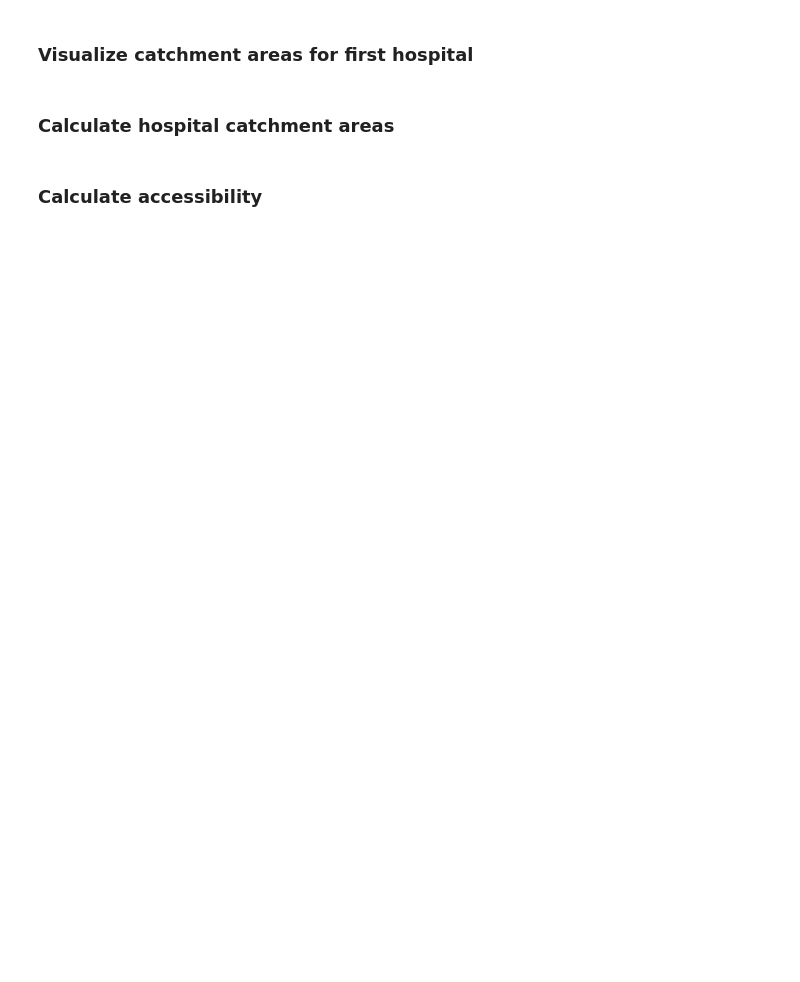
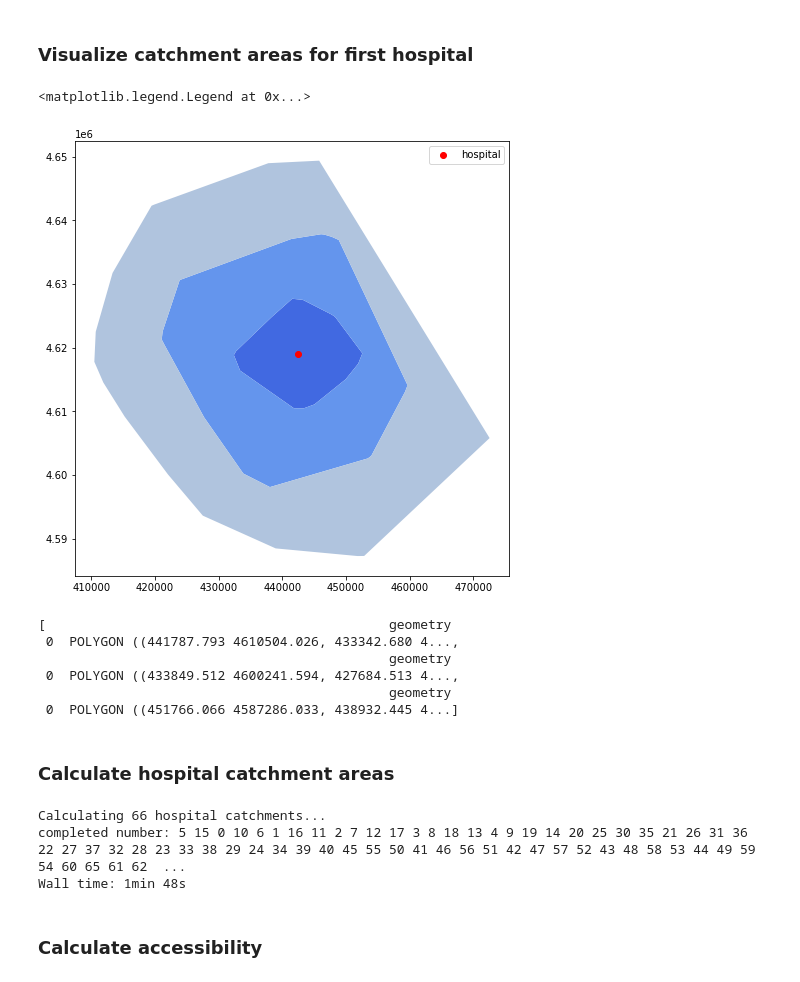
Before and after one commit to sydalexander/RPr-Kang-2020, a Jupyter notebook: procedure/code/03-COVID-19Acc-Reanalysis.ipynb, the cells around one changed output. Saved outputs shown, nothing was run; the diff lists cells and outputs as text; code cells hidden in the pictures; blank space fills up the shorter version.

```diff
--- a/procedure/code/03-COVID-19Acc-Reanalysis.ipynb
+++ b/procedure/code/03-COVID-19Acc-Reanalysis.ipynb
@@ -370,7 +470,7 @@ Args:
 Returns:
 * A list of 3 diffrenced (not-overlapping) catchment area polygons (10 min poly, 20 min poly, 30 min poly)
 # %%
-def dijkstra_cca_polygons(G, nearest_osm, distances, distance_unit = "time"):
+def dijkstra_cca_polygons(G, nearest_osm, distances, distance_unit = "travel_time"):
 
     '''
 
@@ -385,15 +485,6 @@ def dijkstra_cca_polygons(G, nearest_osm, distances, distance_unit = "time"):
     ## CREATE DICTIONARIES
     # create dictionary of nearest nodes
     nearest_nodes_30 = nx.single_source_dijkstra_path_length(G, nearest_osm, distances[2], distance_unit) # creating the largest graph from which 10 and 20 minute drive times can be extracted from
-
-    # extract values within 20 and 10 (respectively) minutes drive times
-    # nearest_nodes_20 = dict()
-    # nearest_nodes_10 = dict()
-    # for key, value in nearest_nodes_30.items():
-    #     if value <= 20:
-    #         nearest_nodes_20[key] = value
-    #     if value <= 10:
-    #         nearest_nodes_10[key] = value
 
     # extract values within 20 and 10 (respectively) minutes drive times
     nearest_nodes_20 = dict()
@@ -423,7 +514,7 @@ def dijkstra_cca_polygons(G, nearest_osm, distances, distance_unit = "time"):
 
     # 20 MIN
     # Select nodes less than or equal to 20
-    points_20 = points_30.query("z <= 20")
+    points_20 = points_30.query("z <= 1200")
 
     # Create a convex hull polygon from the points
     polygon_20 = gpd.GeoDataFrame(gpd.GeoSeries(points_20.unary_union.convex_hull))
@@ -431,7 +522,7 @@ def dijkstra_cca_polygons(G, nearest_osm, distances, distance_unit = "time"):
 
     # 10 MIN
     # Select nodes less than or equal to 10
-    points_10 = points_30.query("z <= 10")
+    points_10 = points_30.query("z <= 600")
 
     # Create a convex hull polygon from the points
     polygon_10 = gpd.GeoDataFrame(gpd.GeoSeries(points_10.unary_union.convex_hull))
@@ -704,41 +822,55 @@ resources = ["hospital_icu_beds", "hospital_vents"] # resources
 # %%
 # Create point geometries for entire graph
 # what is the pupose of the following two lines? Can this be deleted?
 # for node, data in G.nodes(data=True):
 #     data['geometry']=Point(data['x'], data['y'])
 
 # which hospital to visualize?
-fighosp = 4
+fighosp = 7
 
 # Create catchment for hospital 0
 poly = dijkstra_cca_polygons(G, hospitals['nearest_osm'][fighosp], distances)
 
 # Reproject polygons
 for i in range(len(poly)):
     poly[i].crs = { 'init' : 'epsg:4326'}
     poly[i] = poly[i].to_crs({'init':'epsg:32616'})
 
 # Reproject hospitals
 # Possible to map from the hospitals data rather than creating hospital_subset?
 hospital_subset = hospitals.iloc[[fighosp]].to_crs(epsg=32616)
 
 fig, ax = plt.subplots(figsize=(12,8))
 
 min_10 = poly[0].plot(ax=ax, color="royalblue", label="10 min drive")
 min_20 = poly[1].plot(ax=ax, color="cornflowerblue", label="20 min drive")
 min_30 = poly[2].plot(ax=ax, color="lightsteelblue", label="30 min drive")
 
 hospital_subset.plot(ax=ax, color="red", legend=True, label = "hospital")
 
 # Add legend
 ax.legend()
+# %% [output]
+<matplotlib.legend.Legend at 0x...>
+[figure, added]
 # %%
 poly
+# %% [output]
+[                                            geometry
+ 0  POLYGON ((441787.793 4610504.026, 433342.680 4...,
+                                             geometry
+ 0  POLYGON ((433849.512 4600241.594, 427684.513 4...,
+                                             geometry
+ 0  POLYGON ((451766.066 4587286.033, 438932.445 4...]
 # %% [markdown]
 ### Calculate hospital catchment areas
 # %%
 %%time
 catchments = measure_acc_par(hospitals, pop_data, G, distances, weights, num_proc=processor_dropdown.value)
+# %% [output]
+Calculating 66 hospital catchments...
+completed number: 5 15 0 10 6 1 16 11 2 7 12 17 3 8 18 13 4 9 19 14 20 25 30 35 21 26 31 36 22 27 37 32 28 23 33 38 29 24 34 39 40 45 55 50 41 46 56 51 42 47 57 52 43 48 58 53 44 49 59 54 60 65 61 62  ...
+Wall time: 1min 48s
 # %% [markdown]
 ### Calculate accessibility
 # %%
```
Also changed, not shown: parts of 27 cells of this notebook, 1 other file.
